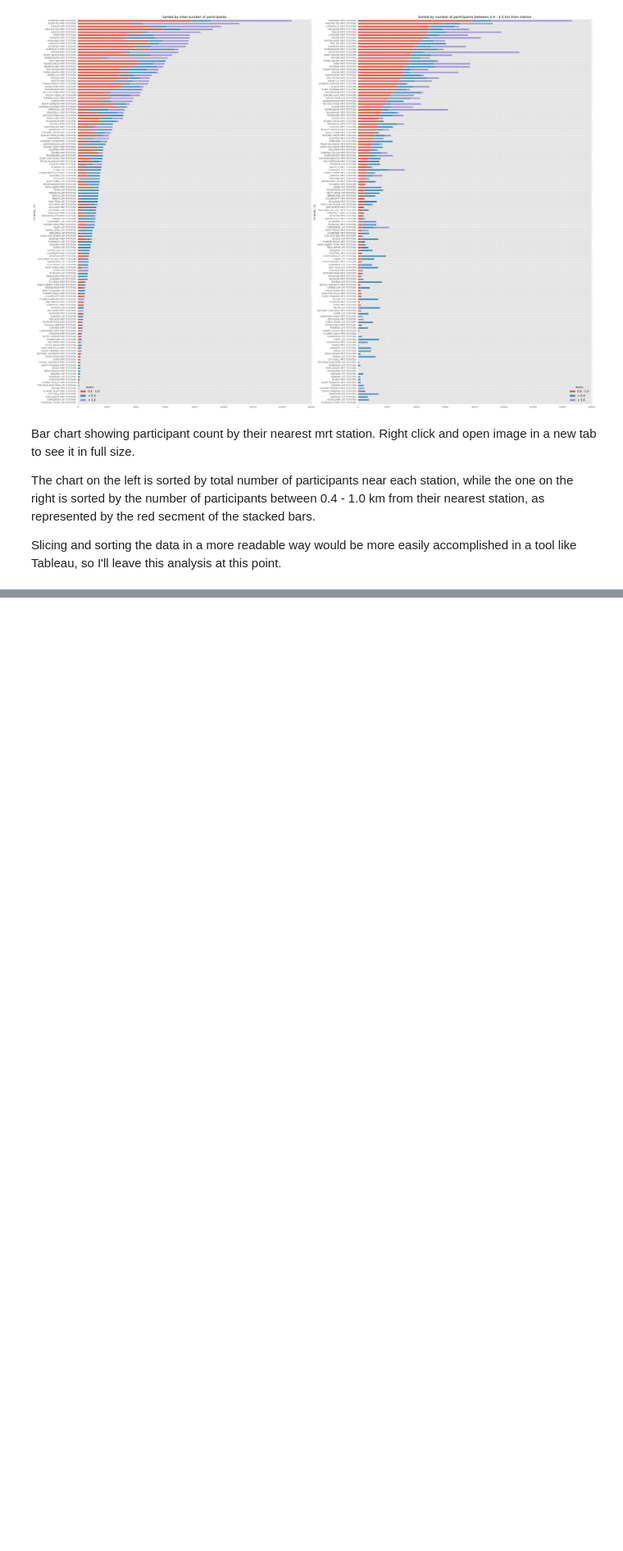
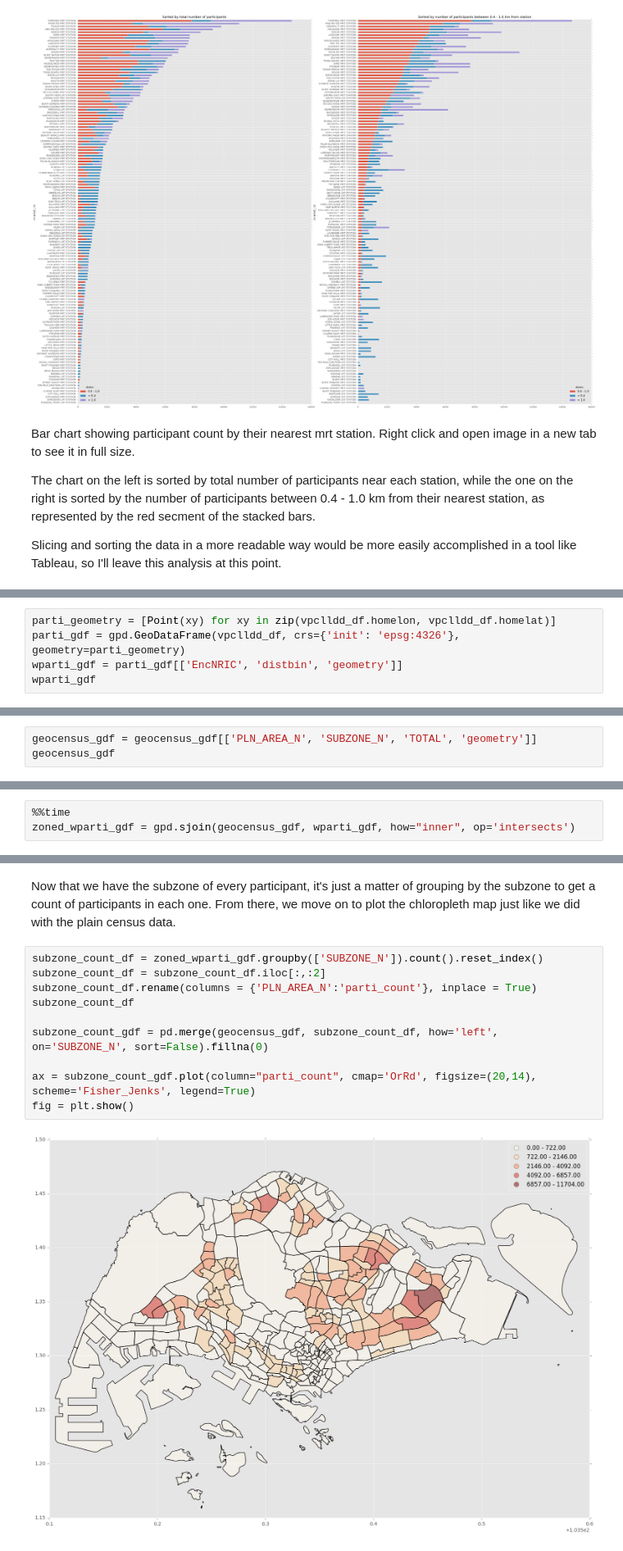
Before and after one commit to freedaemons/hpb_i2p, a Jupyter notebook: jupyter/dist_anly/homeloc_dist.ipynb, the cells around one changed output, grey strips where cells are left out. Shown at 82% size. Saved outputs shown, nothing was run; the diff lists cells and outputs as text; blank space fills up the shorter version.

```diff
--- a/jupyter/dist_anly/homeloc_dist.ipynb
+++ b/jupyter/dist_anly/homeloc_dist.ipynb
@@ -318,0 +333,5 @@ Slicing and sorting the data in a more readable way would be more easily accompl
+# %%
+parti_geometry = [Point(xy) for xy in zip(vpclldd_df.homelon, vpclldd_df.homelat)]
+parti_gdf = gpd.GeoDataFrame(vpclldd_df, crs={'init': 'epsg:4326'}, geometry=parti_geometry)
+wparti_gdf = parti_gdf[['EncNRIC', 'distbin', 'geometry']]
+wparti_gdf
@@ -318,0 +359,3 @@ Slicing and sorting the data in a more readable way would be more easily accompl
+# %%
+geocensus_gdf = geocensus_gdf[['PLN_AREA_N', 'SUBZONE_N', 'TOTAL', 'geometry']]
+geocensus_gdf
@@ -318,0 +381,3 @@ Slicing and sorting the data in a more readable way would be more easily accompl
+# %%
+%%time
+zoned_wparti_gdf = gpd.sjoin(geocensus_gdf, wparti_gdf, how="inner", op='intersects')
@@ -318,0 +408,14 @@ Slicing and sorting the data in a more readable way would be more easily accompl
+# %% [markdown]
+Now that we have the subzone of every participant, it's just a matter of grouping by the subzone to get a count of participants in each one. From there, we move on to plot the chloropleth map just like we did with the plain census data.
+# %%
+subzone_count_df = zoned_wparti_gdf.groupby(['SUBZONE_N']).count().reset_index()
+subzone_count_df = subzone_count_df.iloc[:,:2]
+subzone_count_df.rename(columns = {'PLN_AREA_N':'parti_count'}, inplace = True)
+subzone_count_df
+
+subzone_count_gdf = pd.merge(geocensus_gdf, subzone_count_df, how='left', on='SUBZONE_N', sort=False).fillna(0)
+
+ax = subzone_count_gdf.plot(column="parti_count", cmap='OrRd', figsize=(20,14), scheme='Fisher_Jenks', legend=True)
+fig = plt.show()
+# %% [output]
+[figure, added]
```
Also changed, not shown: parts of 11 cells of this notebook.
